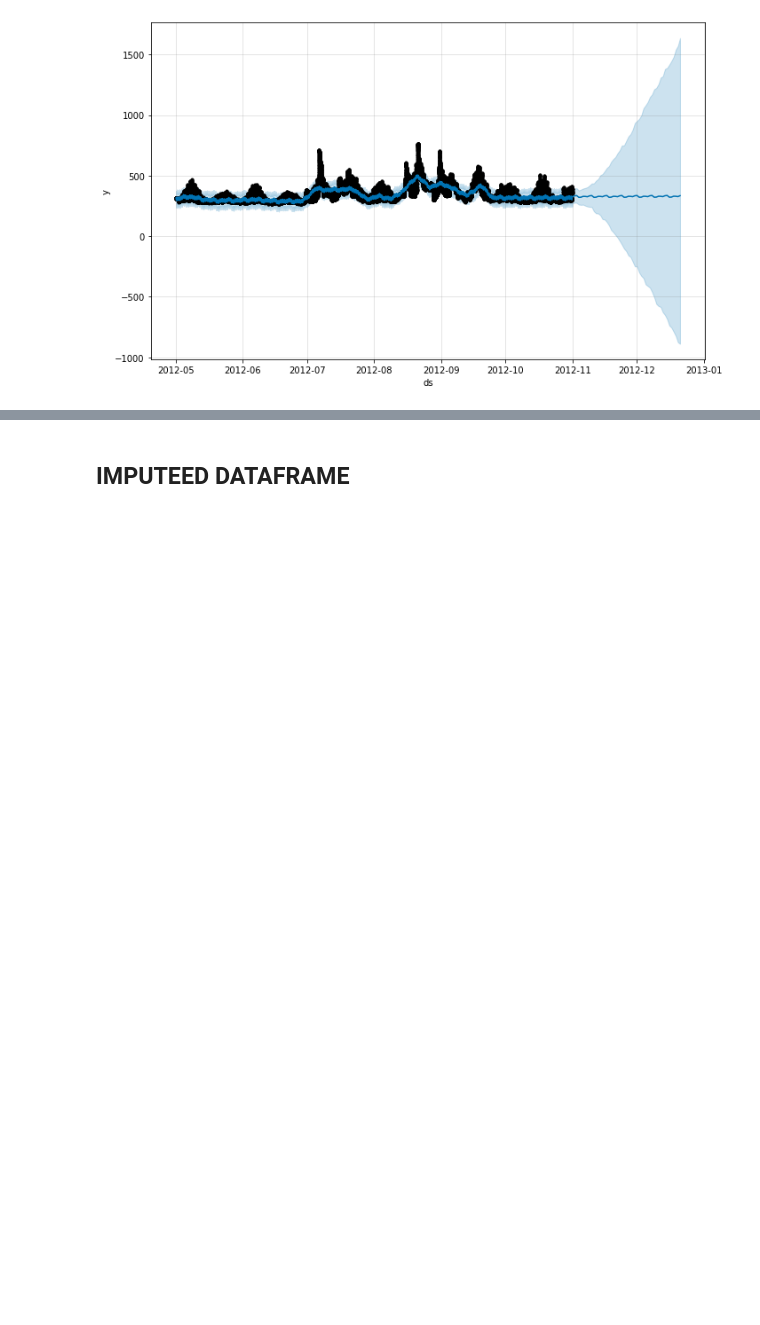
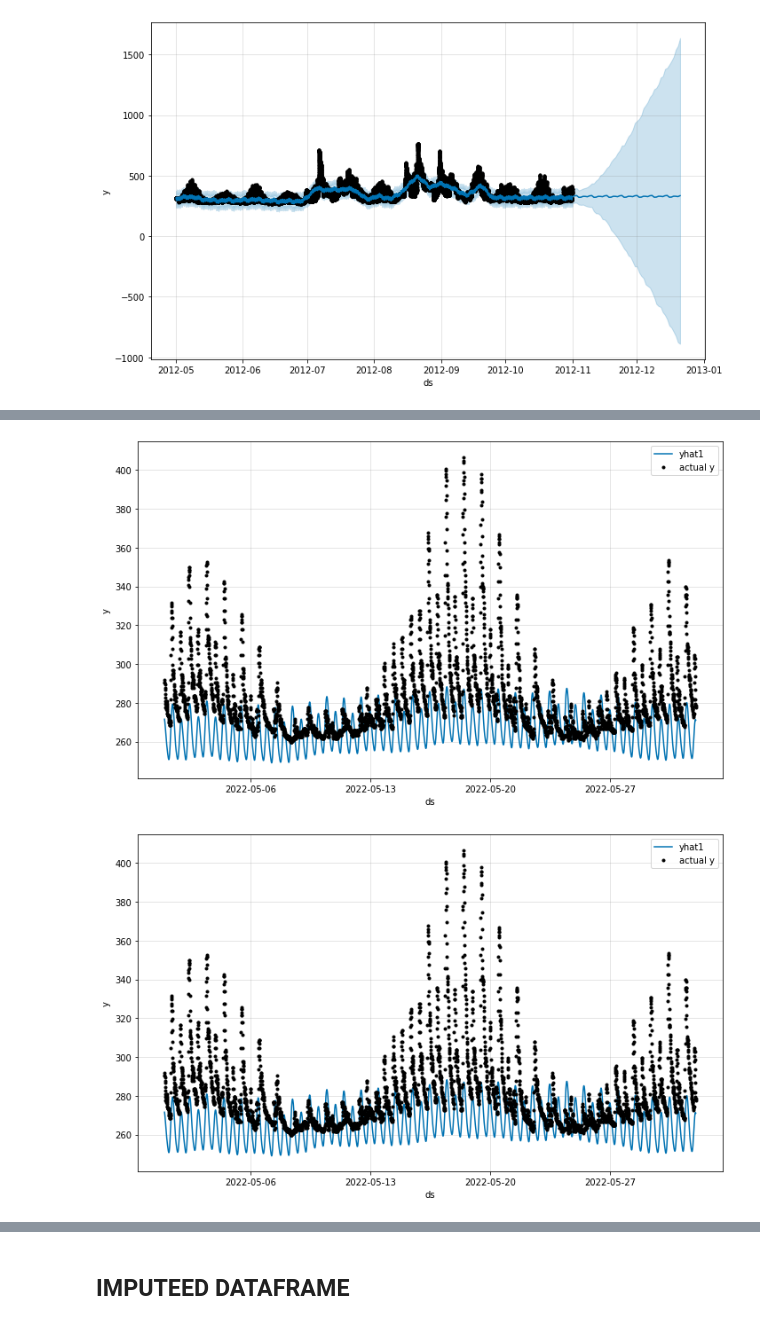
Before and after one commit to whatsasolo/Prediction-of-Water, a Jupyter notebook: Prediction of Water Level.ipynb, the cells around one changed output, grey strips where cells are left out. Saved outputs shown, nothing was run; the diff lists cells and outputs as text; code cells hidden in the pictures; blank space fills up the shorter version.

```diff
--- a/Prediction of Water Level.ipynb
+++ b/Prediction of Water Level.ipynb
@@ -1020,0 +1063,18 @@ sns.lineplot(data = train[['ymdhm','wl_1018662']].set_index('ymdhm'))
+# %%
+#모델 설정
+m = NeuralProphet(
+    learning_rate=0.1,
+)
+#모델 학습
+metrics = m.fit(imputed_train, freq="10min")
+# %%
+#학습 데이터셋 예측 결과 시각화
+train_pred = m.predict(imputed_train)
+#fig = m.plot(train_pred)
+fig1 = m.plot(train_pred[-31*24*6:])
+fig2 = m.plot(train_pred[-31*24*6:])
+# comp = m.plot_components(train_pred)
+param = m.plot_parameters()
+# %% [output]
+[figure, added]
+[figure, added]
```
Also changed, not shown: parts of 37 cells of this notebook.
